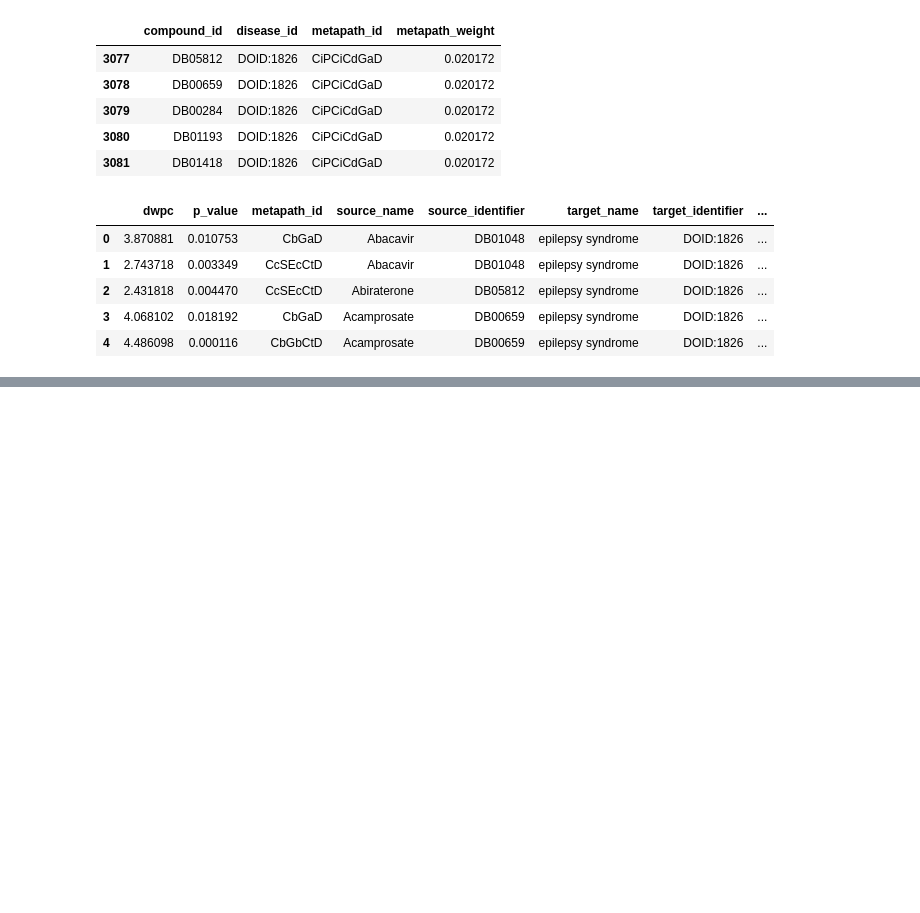
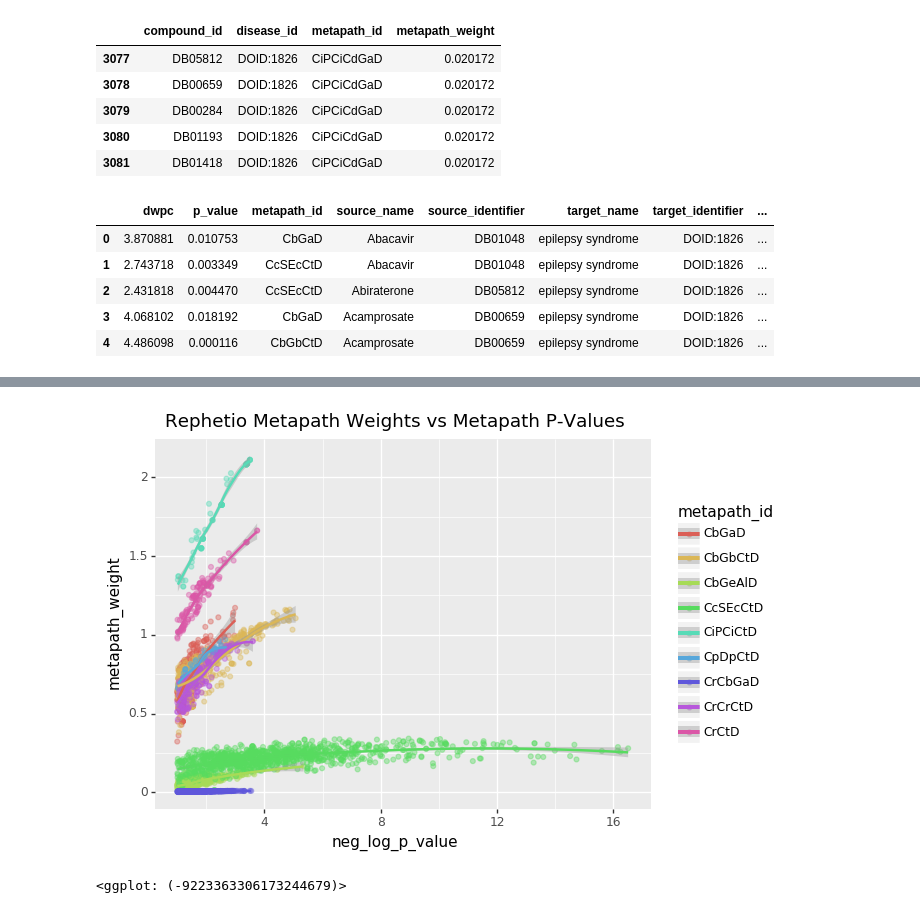
Before and after one commit to greenelab/connectivity-search-analyses, a Jupyter notebook: explore/metapath_rank_comparison.ipynb, the cells around one changed output, grey strips where cells are left out. Cells and saved outputs as stored; diff of their text form; code cells hidden in the pictures; blank space fills up the shorter version.

```diff
--- a/explore/metapath_rank_comparison.ipynb
+++ b/explore/metapath_rank_comparison.ipynb
@@ -142,0 +153,7 @@ Text(0,0.5,'Rephetio Metapath Weight')
+# %%
+(ggplot(merged_df) + geom_point(aes('neg_log_p_value', 'metapath_weight', color='metapath_id'), alpha=.4)
++ geom_smooth(aes('neg_log_p_value', 'metapath_weight', color='metapath_id'))
++ ggtitle('Rephetio Metapath Weights vs Metapath P-Values'))
+# %% [output]
+[figure, added]
+<ggplot: (-9223363306173244679)>
```
Also changed, not shown: parts of 5 cells of this notebook.
